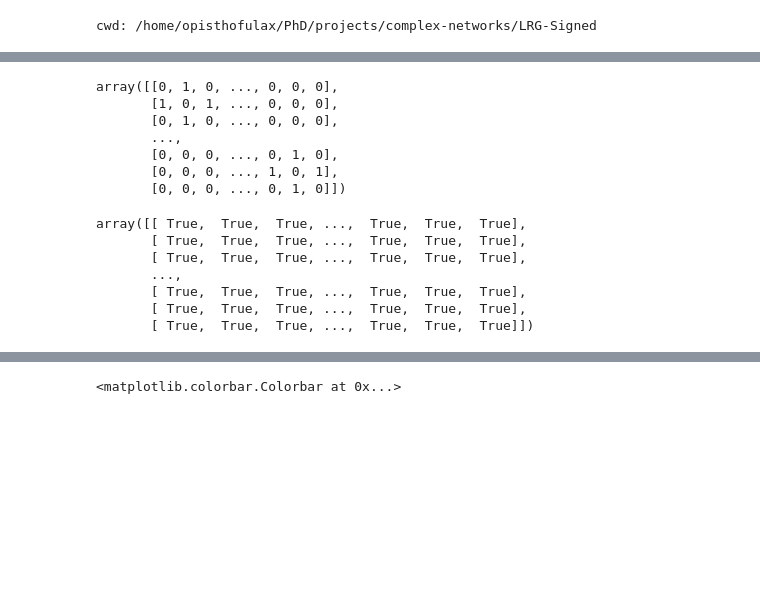
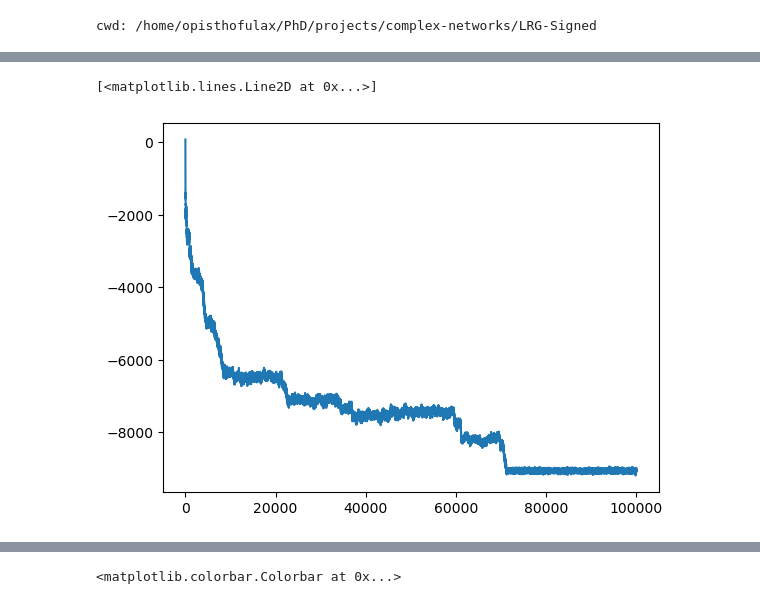
Before and after one commit to giulioiannelli/lrgsglib-public, a Jupyter notebook: notebooks/lattc2dsq_IsingDynamics.ipynb, the cells around one changed output, grey strips where cells are left out. Saved outputs shown, nothing was run; the diff lists cells and outputs as text; code cells hidden in the pictures; blank space fills up the shorter version.

```diff
--- a/notebooks/lattc2dsq_IsingDynamics.ipynb
+++ b/notebooks/lattc2dsq_IsingDynamics.ipynb
@@ -69,20 +52,0 @@ theLattice.upd_graph_matrices()
-# %%
-theLattice.Adj.todense()
-# %% [output]
-array([[0, 1, 0, ..., 0, 0, 0],
-       [1, 0, 1, ..., 0, 0, 0],
-       [0, 1, 0, ..., 0, 0, 0],
-       ...,
-       [0, 0, 0, ..., 0, 1, 0],
-       [0, 0, 0, ..., 1, 0, 1],
-       [0, 0, 0, ..., 0, 1, 0]])
-# %%
-theLattice.Lap.todense() == theLattice.sLp.todense()
-# %% [output]
-array([[ True,  True,  True, ...,  True,  True,  True],
-       [ True,  True,  True, ...,  True,  True,  True],
-       [ True,  True,  True, ...,  True,  True,  True],
-       ...,
-       [ True,  True,  True, ...,  True,  True,  True],
-       [ True,  True,  True, ...,  True,  True,  True],
-       [ True,  True,  True, ...,  True,  True,  True]])
@@ -88,0 +55,9 @@ array([[ True,  True,  True, ...,  True,  True,  True],
+# %%
+arr = np.fromfile("src/LRGSG_package/tmp_stuff/test.bin", dtype='float64')
+# %%
+plt.plot(-arr)
+# plt.xscale('log')
+# plt.yscale('log')
+# %% [output]
+[<matplotlib.lines.Line2D at 0x...>]
+[figure, added]
```
Also changed, not shown: parts of 27 cells of this notebook, 13 other files.
